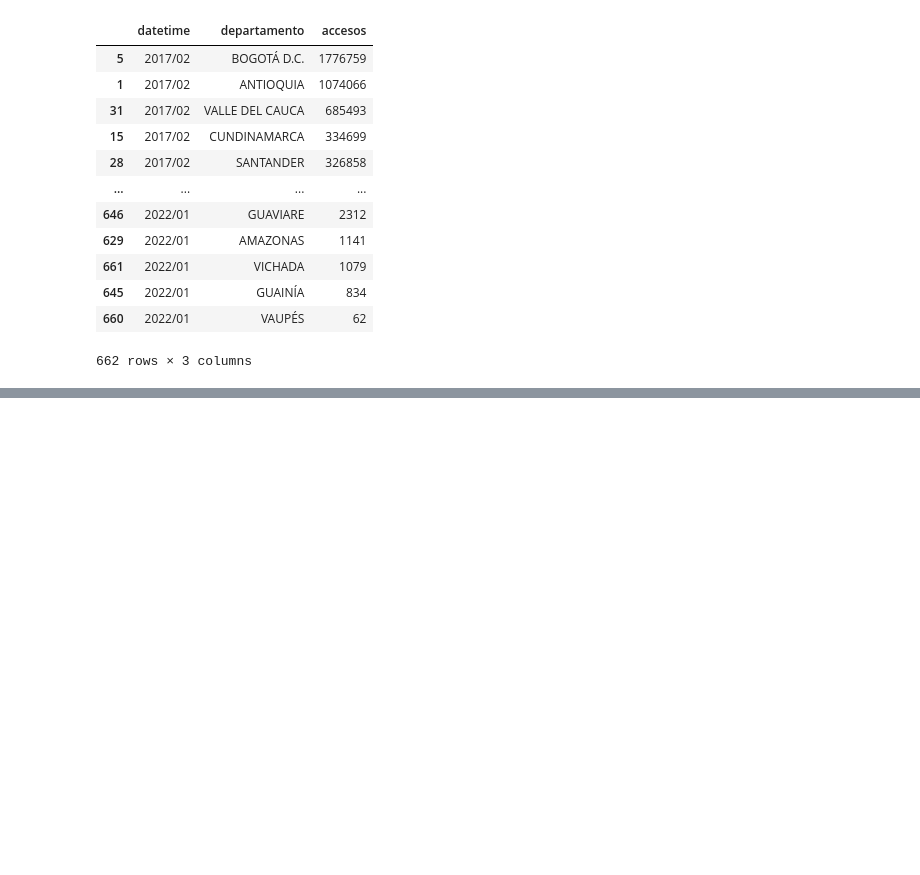
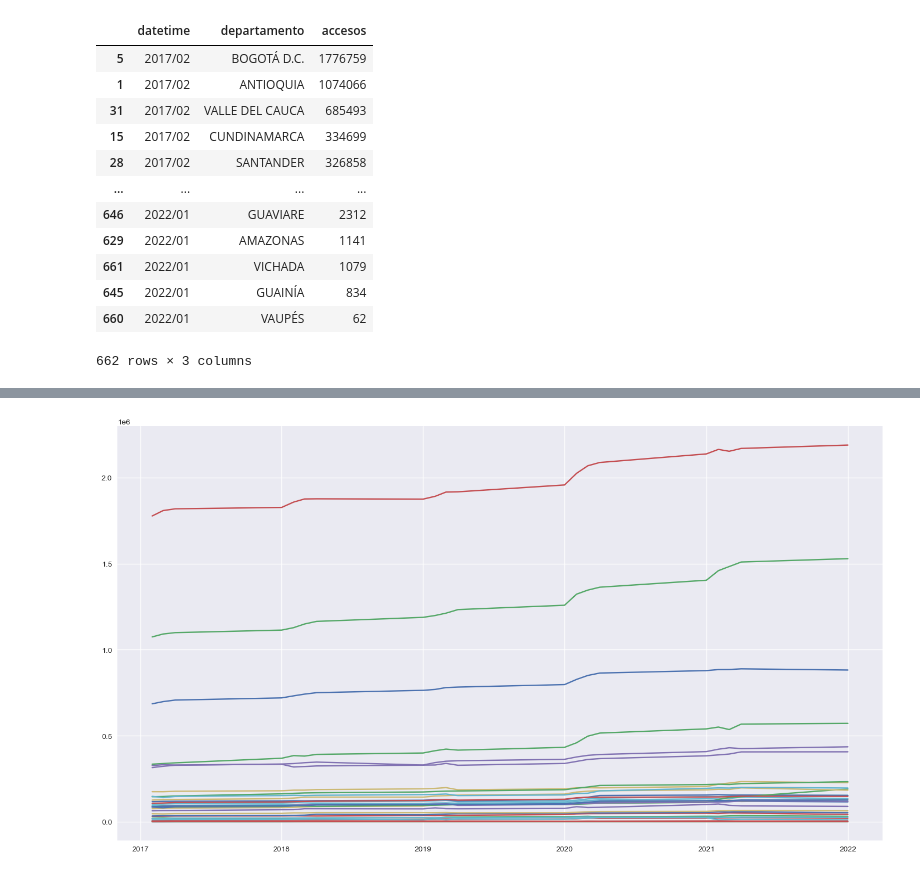
Before and after one commit to caramirezs/DataJam2022, a Jupyter notebook: Internet_suscr.ipynb, the cells around one changed output, grey strips where cells are left out. Drawn from its saved outputs; the diff is of its cells as text; code cells hidden in the pictures; blank space fills up the shorter version.

```diff
--- a/Internet_suscr.ipynb
+++ b/Internet_suscr.ipynb
@@ -136,0 +160,15 @@ df
+# %%
+import datetime as dt
+import matplotlib.pyplot as plt
+plt.style.use('seaborn')
+
+dates = [dt.datetime.strptime(date, "%Y/%m") for date in datetime_list]
+
+plt.figure(figsize=(18,10), dpi=100)
+for dpto in new_index[:]:
+    y_values = df.loc[dpto]
+    plt.plot_date(dates, y_values, '-')
+
+plt.show()
+# %% [output]
+[figure, added]
```
Also changed, not shown: parts of 4 cells of this notebook, 2 other files.
